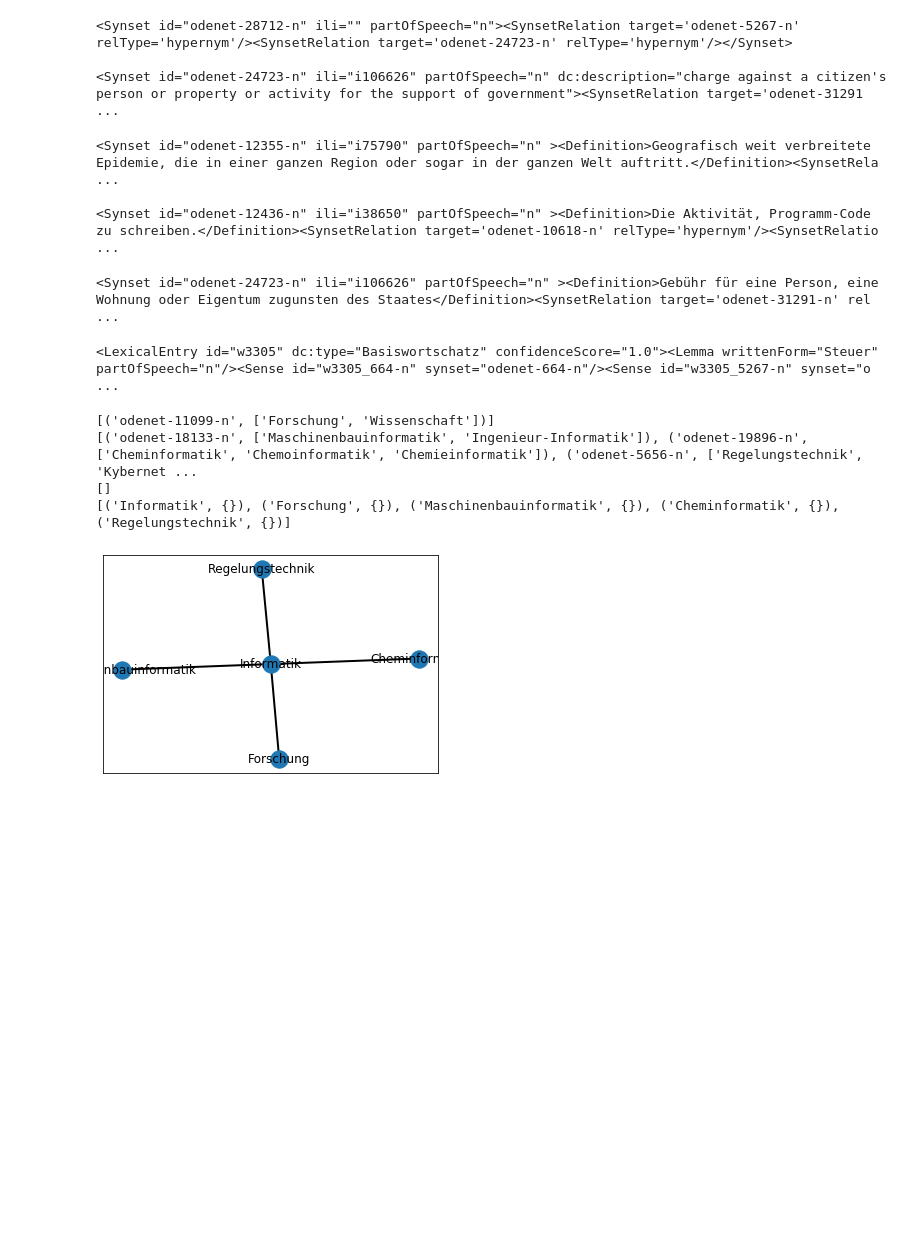
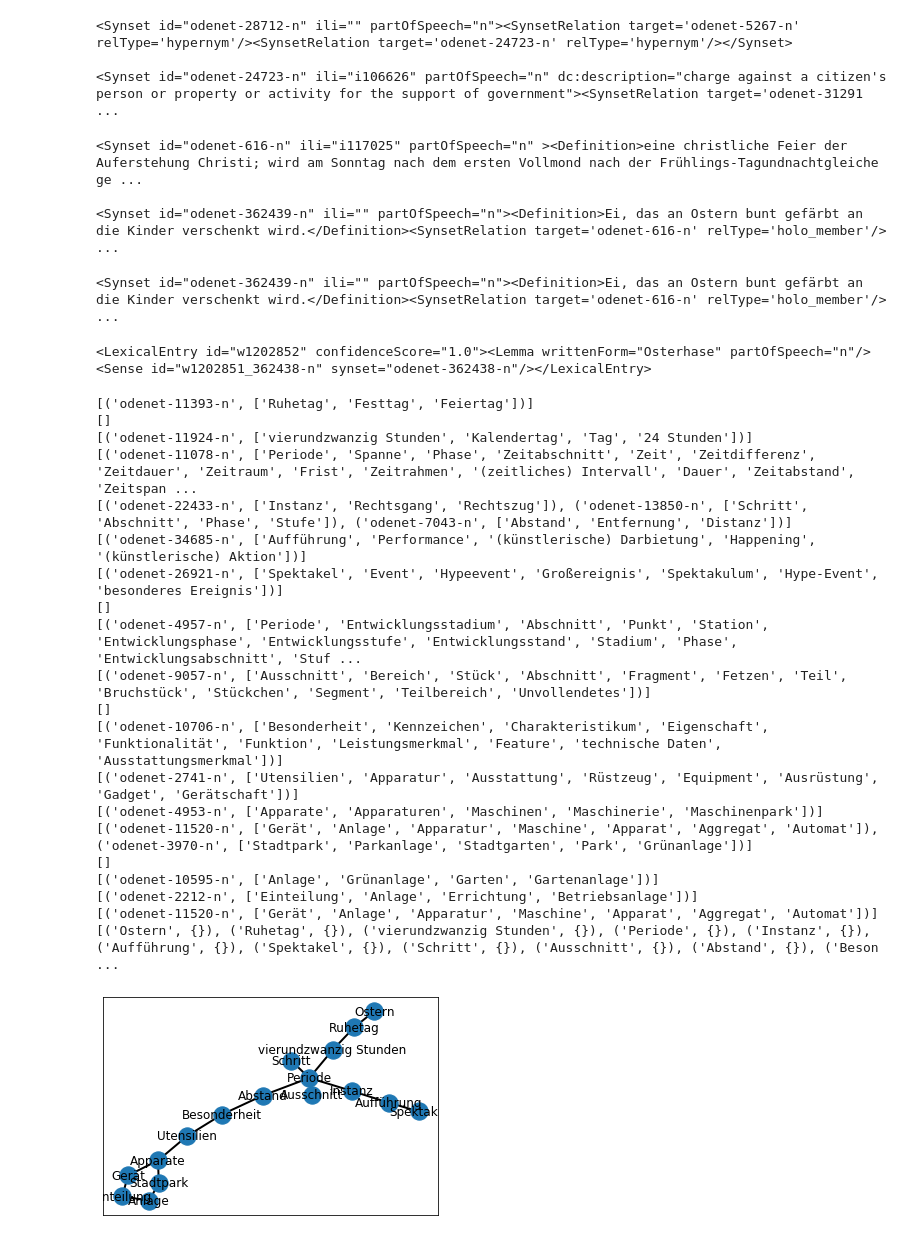
Before and after one commit to hdaSprachtechnologie/odenet, a Jupyter notebook: Arbeiten_mit_OdeNet.ipynb, the cells around one changed output. Cells and saved outputs as stored; diff of their text form; code cells hidden in the pictures; blank space fills up the shorter version.

```diff
--- a/Arbeiten_mit_OdeNet.ipynb
+++ b/Arbeiten_mit_OdeNet.ipynb
@@ -80,34 +68,50 @@ add_hypernym_rel_to_ss("odenet-28712-n","odenet-24723-n","odenet_oneline.xml")
 # add_mero_member_rel_to_ss(Holonym,Meronym,Wordnet)
 # z.B. add_mero_member_rel_to_ss(Hand-Synset, Finger-Synset,'odenet_oneline.xml')
 
-add_mero_member_rel_to_ss('odenet-12355-n','odenet-12436-n','odenet_oneline.xml')
+add_mero_member_rel_to_ss('odenet-616-n','odenet-362439-n','odenet_oneline.xml')
 # %% [output]
-<Synset id="odenet-12355-n" ili="i75790" partOfSpeech="n" ><Definition>Geografisch weit verbreitete Epidemie, die in einer ganzen Region oder sogar in der ganzen Welt auftritt.</Definition><SynsetRela ...
+<Synset id="odenet-616-n" ili="i117025" partOfSpeech="n" ><Definition>eine christliche Feier der Auferstehung Christi; wird am Sonntag nach dem ersten Vollmond nach der Frühlings-Tagundnachtgleiche ge ...
 
-<Synset id="odenet-12436-n" ili="i38650" partOfSpeech="n" ><Definition>Die Aktivität, Programm-Code zu schreiben.</Definition><SynsetRelation target='odenet-10618-n' relType='hypernym'/><SynsetRelatio ...
+<Synset id="odenet-362439-n" ili="" partOfSpeech="n"><Definition>Ei, das an Ostern bunt gefärbt an die Kinder verschenkt wird.</Definition><SynsetRelation target='odenet-616-n' relType='holo_member'/> ...
 # %%
 # Beispiel einfügen
 
-add_example_to_ss('odenet-24723-n','Sie zahlt hohe Steuern.',"odenet_oneline.xml")
+add_example_to_ss('odenet-362439-n','Der Osterhase kommt morgen und bringt bunte Ostereier.',"odenet_oneline.xml")
 # %% [output]
-<Synset id="odenet-24723-n" ili="i106626" partOfSpeech="n" ><Definition>Gebühr für eine Person, eine Wohnung oder Eigentum zugunsten des Staates</Definition><SynsetRelation target='odenet-31291-n' rel ...
+<Synset id="odenet-362439-n" ili="" partOfSpeech="n"><Definition>Ei, das an Ostern bunt gefärbt an die Kinder verschenkt wird.</Definition><SynsetRelation target='odenet-616-n' relType='holo_member'/> ...
 # %%
 # Attribute zum LexEntry hinzufügen, z.B. confidenceScore
-change_attribute_in_lexentry("Steuer","confidenceScore","1.0","odenet_oneline.xml")
+change_attribute_in_lexentry("Osterhase","confidenceScore","1.0","odenet_oneline.xml")
 # %% [output]
-<LexicalEntry id="w3305" dc:type="Basiswortschatz" confidenceScore="1.0"><Lemma writtenForm="Steuer" partOfSpeech="n"/><Sense id="w3305_664-n" synset="odenet-664-n"/><Sense id="w3305_5267-n" synset="o ...
+<LexicalEntry id="w1202852" confidenceScore="1.0"><Lemma writtenForm="Osterhase" partOfSpeech="n"/> <Sense id="w1202851_362438-n" synset="odenet-362438-n"/></LexicalEntry>
 # %%
 # Attribute zum Sense hinzufügen, z.B. note="PHON:buːt"
 add_attribute_to_sense("w4007_15099-n","odenet-15099-n","note","PHON:teˈnoːɐ̯","odenet_oneline.xml")
 # %%
 # Hyponyme und Hyperonyme visualisieren
-OdeNet.visualize("Informatik")
+OdeNet.visualize("Ostern")
 # %% [output]
-[('odenet-11099-n', ['Forschung', 'Wissenschaft'])]
-[('odenet-18133-n', ['Maschinenbauinformatik', 'Ingenieur-Informatik']), ('odenet-19896-n', ['Cheminformatik', 'Chemoinformatik', 'Chemieinformatik']), ('odenet-5656-n', ['Regelungstechnik', 'Kybernet ...
+[('odenet-11393-n', ['Ruhetag', 'Festtag', 'Feiertag'])]
 []
-[('Informatik', {}), ('Forschung', {}), ('Maschinenbauinformatik', {}), ('Cheminformatik', {}), ('Regelungstechnik', {})]
+[('odenet-11924-n', ['vierundzwanzig Stunden', 'Kalendertag', 'Tag', '24 Stunden'])]
+[('odenet-11078-n', ['Periode', 'Spanne', 'Phase', 'Zeitabschnitt', 'Zeit', 'Zeitdifferenz', 'Zeitdauer', 'Zeitraum', 'Frist', 'Zeitrahmen', '(zeitliches) Intervall', 'Dauer', 'Zeitabstand', 'Zeitspan ...
+[('odenet-22433-n', ['Instanz', 'Rechtsgang', 'Rechtszug']), ('odenet-13850-n', ['Schritt', 'Abschnitt', 'Phase', 'Stufe']), ('odenet-7043-n', ['Abstand', 'Entfernung', 'Distanz'])]
+[('odenet-34685-n', ['Aufführung', 'Performance', '(künstlerische) Darbietung', 'Happening', '(künstlerische) Aktion'])]
+[('odenet-26921-n', ['Spektakel', 'Event', 'Hypeevent', 'Großereignis', 'Spektakulum', 'Hype-Event', 'besonderes Ereignis'])]
+[]
+[('odenet-4957-n', ['Periode', 'Entwicklungsstadium', 'Abschnitt', 'Punkt', 'Station', 'Entwicklungsphase', 'Entwicklungsstufe', 'Entwicklungsstand', 'Stadium', 'Phase', 'Entwicklungsabschnitt', 'Stuf ...
+[('odenet-9057-n', ['Ausschnitt', 'Bereich', 'Stück', 'Abschnitt', 'Fragment', 'Fetzen', 'Teil', 'Bruchstück', 'Stückchen', 'Segment', 'Teilbereich', 'Unvollendetes'])]
+[]
+[('odenet-10706-n', ['Besonderheit', 'Kennzeichen', 'Charakteristikum', 'Eigenschaft', 'Funktionalität', 'Funktion', 'Leistungsmerkmal', 'Feature', 'technische Daten', 'Ausstattungsmerkmal'])]
+[('odenet-2741-n', ['Utensilien', 'Apparatur', 'Ausstattung', 'Rüstzeug', 'Equipment', 'Ausrüstung', 'Gadget', 'Gerätschaft'])]
+[('odenet-4953-n', ['Apparate', 'Apparaturen', 'Maschinen', 'Maschinerie', 'Maschinenpark'])]
+[('odenet-11520-n', ['Gerät', 'Anlage', 'Apparatur', 'Maschine', 'Apparat', 'Aggregat', 'Automat']), ('odenet-3970-n', ['Stadtpark', 'Parkanlage', 'Stadtgarten', 'Park', 'Grünanlage'])]
+[]
+[('odenet-10595-n', ['Anlage', 'Grünanlage', 'Garten', 'Gartenanlage'])]
+[('odenet-2212-n', ['Einteilung', 'Anlage', 'Errichtung', 'Betriebsanlage'])]
+[('odenet-11520-n', ['Gerät', 'Anlage', 'Apparatur', 'Maschine', 'Apparat', 'Aggregat', 'Automat'])]
+[('Ostern', {}), ('Ruhetag', {}), ('vierundzwanzig Stunden', {}), ('Periode', {}), ('Instanz', {}), ('Aufführung', {}), ('Spektakel', {}), ('Schritt', {}), ('Ausschnitt', {}), ('Abstand', {}), ('Beson ...
-[figure, old version]
+[figure, new version]
 # %%
 # Für die gesamte Datei Rückrelationen Hyperonym - Hyponym einfügen
 # Achtung: Das dauert einige Zeit!
```
Also changed, not shown: parts of 4 cells of this notebook, 1 other file.
